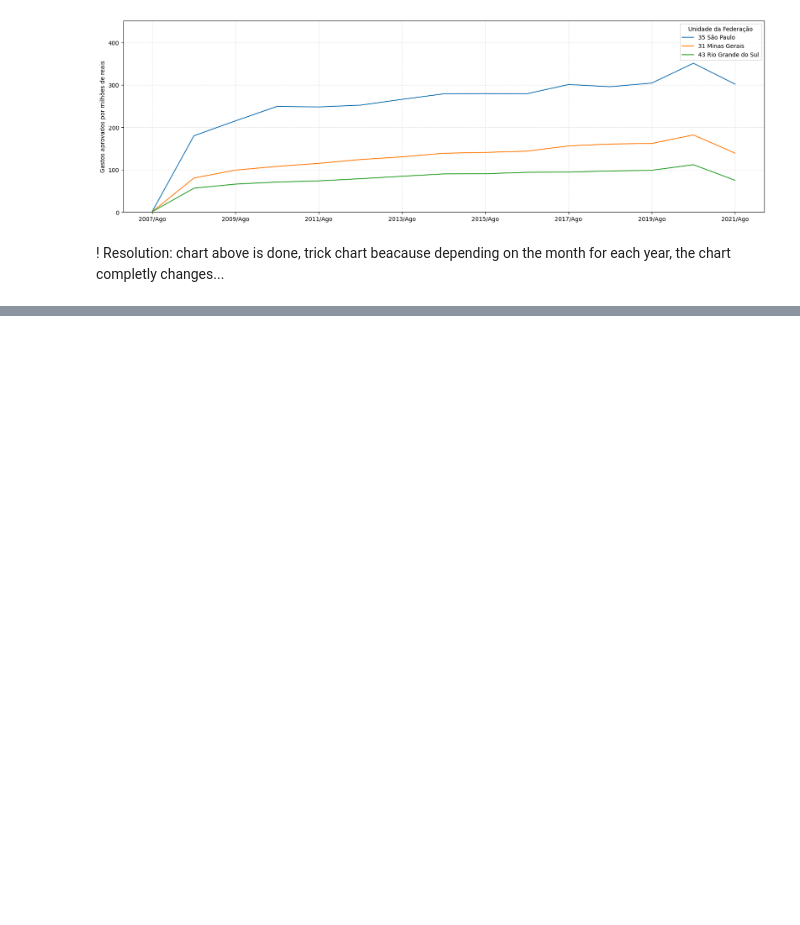
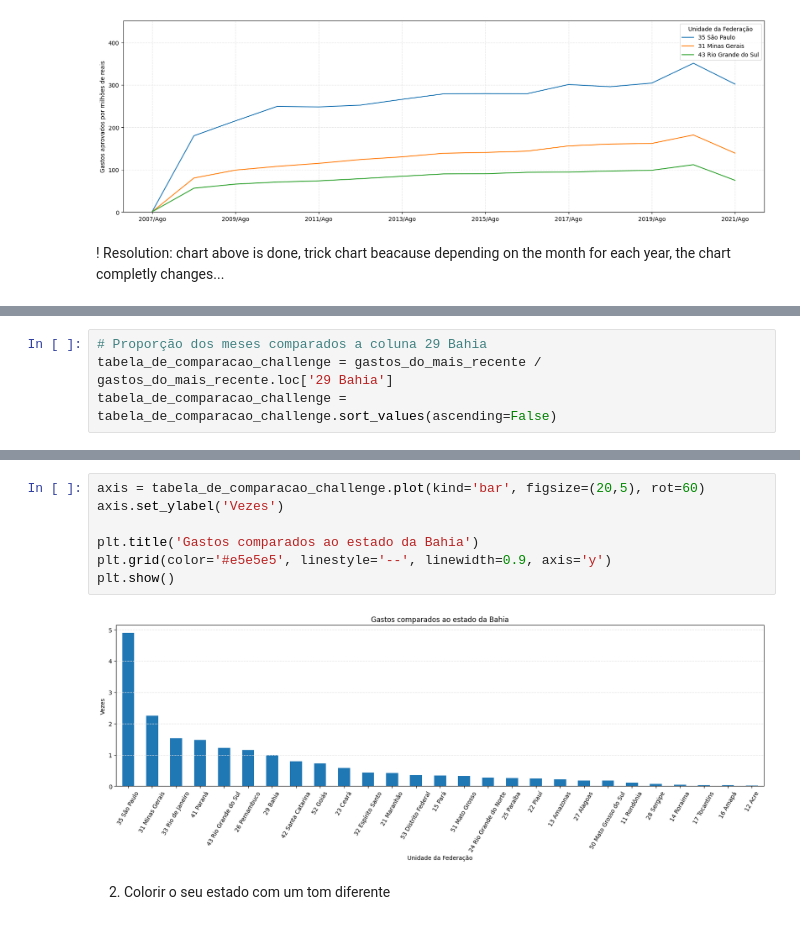
Before and after one commit to rfelipesilva/pos-tech-data-analytics, a Jupyter notebook: jupyter/01-Análise exploratória de dados.ipynb, the cells around one changed output, grey strips where cells are left out. Drawn from its saved outputs; the diff is of its cells as text; blank space fills up the shorter version.

```diff
--- a/jupyter/01-Análise exploratória de dados.ipynb
+++ b/jupyter/01-Análise exploratória de dados.ipynb
@@ -412,0 +453,4 @@ plt.grid(color = '#e5e5e5', linestyle = 'dashed', linewidth = 0.9)
+# %%
+# Proporção dos meses comparados a coluna 29 Bahia
+tabela_de_comparacao_challenge = gastos_do_mais_recente / gastos_do_mais_recente.loc['29 Bahia']
+tabela_de_comparacao_challenge = tabela_de_comparacao_challenge.sort_values(ascending=False)
@@ -412,0 +477,11 @@ plt.grid(color = '#e5e5e5', linestyle = 'dashed', linewidth = 0.9)
+# %%
+axis = tabela_de_comparacao_challenge.plot(kind='bar', figsize=(20,5), rot=60)
+axis.set_ylabel('Vezes')
+
+plt.title('Gastos comparados ao estado da Bahia')
+plt.grid(color='#e5e5e5', linestyle='--', linewidth=0.9, axis='y')
+plt.show()
+# %% [output]
+[figure, added]
+# %% [markdown]
+2. Colorir o seu estado com um tom diferente
```
Also changed, not shown: parts of 16 cells of this notebook.
